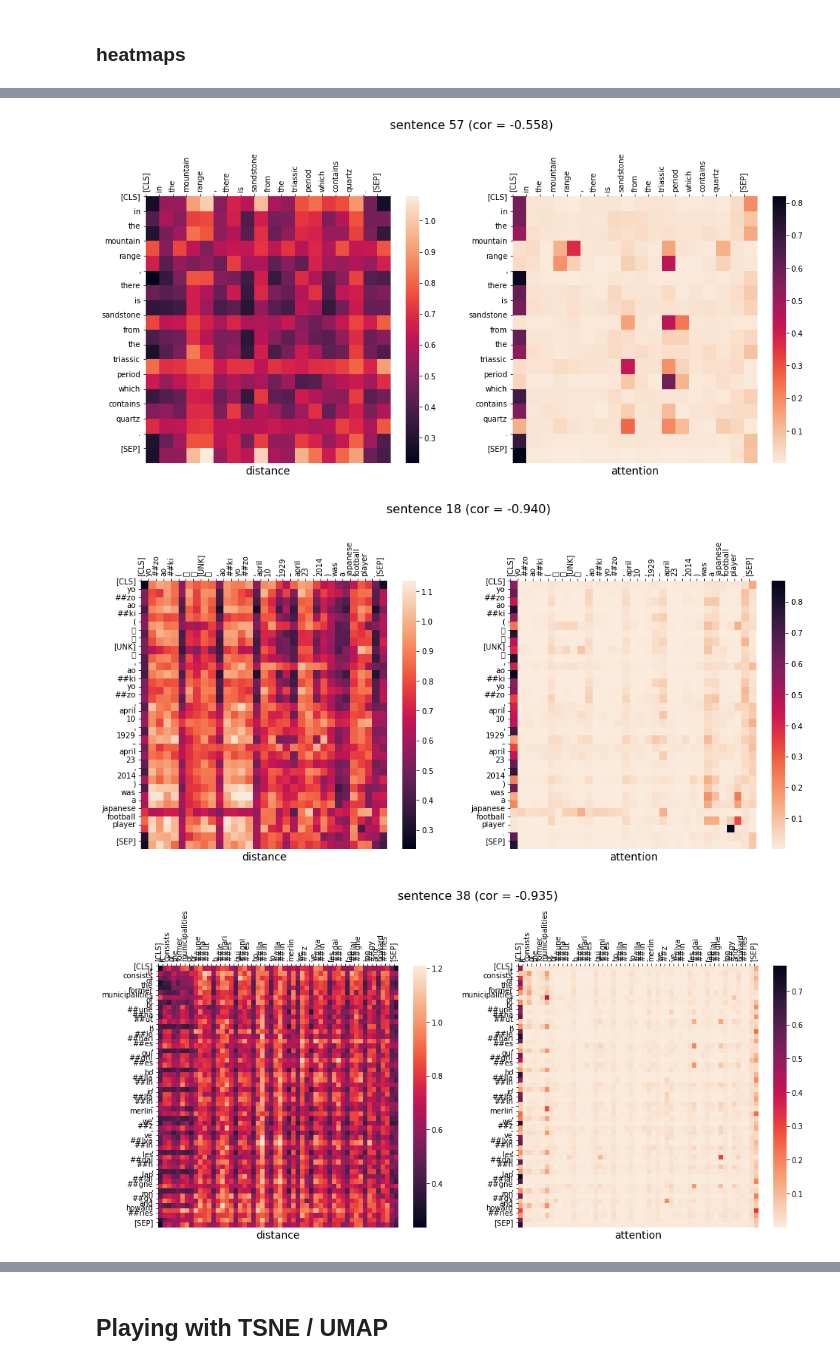
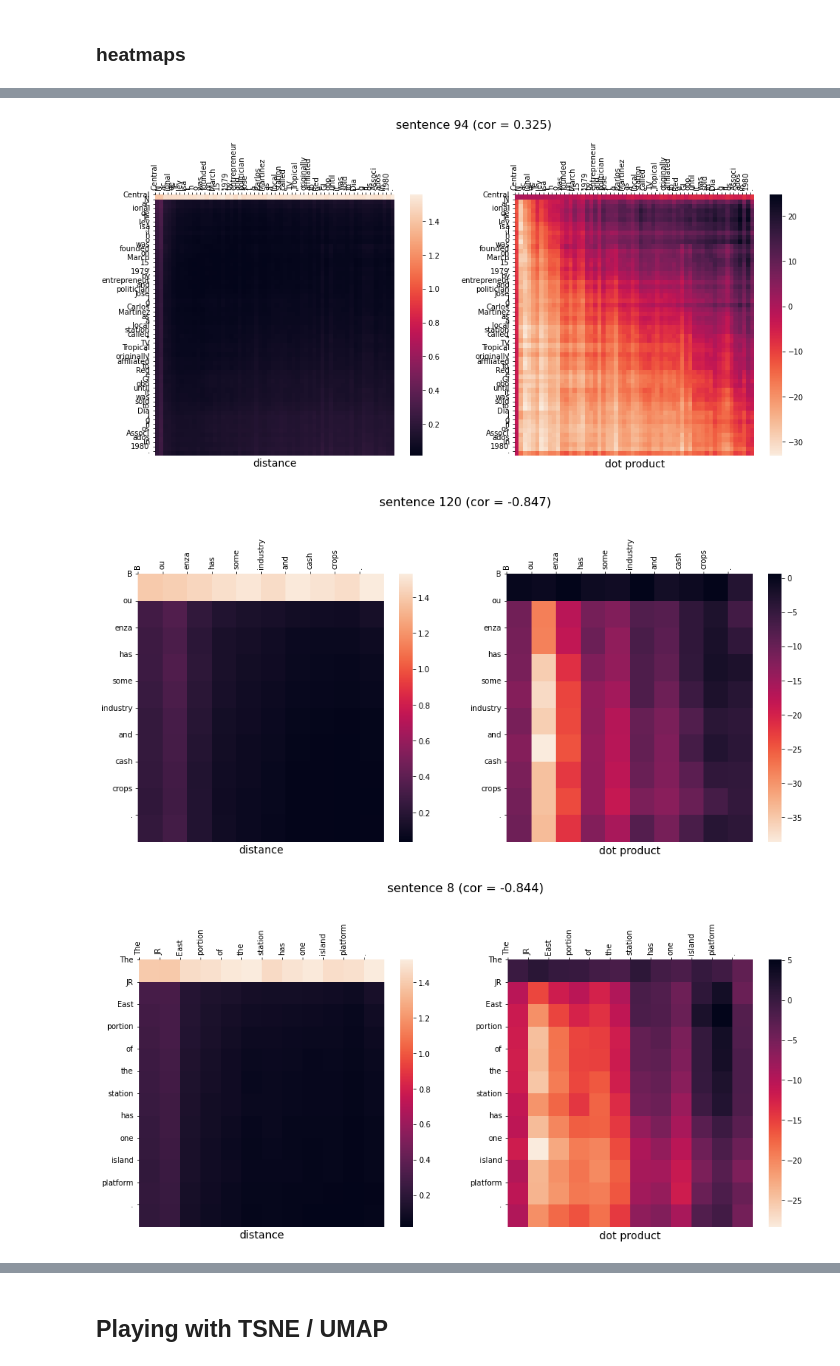
Before and after one commit to catherinesyeh/attention-exploration, a Jupyter notebook: attention.ipynb, the cells around one changed output, grey strips where cells are left out. Drawn from its saved outputs; the diff is of its cells as text; code cells hidden in the pictures.

Commit message:
update attention notebook

```diff
--- a/attention.ipynb
+++ b/attention.ipynb
@@ -1376,7 +1412,12 @@ print(sentence_mean_attn[0])
 cor2 = []
 for i in range(144):
     a = mean_attn[i]
+    print(len(a))
     d = mean_distances[i]
+    print(len(d))
+    for i in a:
+        if len(set(i)) == 1:
+            print(a)
     cor2.append(stats.spearmanr(a, d)[0])
 
 print(cor2)
@@ -1405,17 +1443,18 @@ fig, axs = plt.subplots(12, 12)
 for layer in range(12):
     for head in range(12):
         ax = axs[layer, head]
-        ax.scatter(sentence_mean_dists[layer * 12 + head], sentence_mean_attn[layer * 12 + head], s=2, c='#6EAA8A')
+        ax.scatter(distances[layer * 12 + head], sentence_mean_attn[layer * 12 + head], s=2, c='#6EAA8A')
+        # ax.scatter(sentence_mean_dists[layer * 12 + head], sentence_mean_attn[layer * 12 + head], s=2, c='#6EAA8A')
         ax.set_title("L{} H{}".format(layer, head), fontsize=14)
         ax.set_yticklabels([])
         ax.set_xticklabels([])
         ax.set_xticks([])
         ax.set_yticks([])
 
-fig.suptitle('Distance vs. Attention by Layer & Head', fontsize=16, y=1)
+fig.suptitle('Distance vs. Dot Product by Layer & Head', fontsize=16, y=1)
 fig.set_size_inches(20, 18)
 fig.tight_layout(pad=0.8)
 fig.text(0.5, -0.01, 'Distance', ha='center', fontsize=16)
-fig.text(-0.01, 0.5, 'Attention', va='center', rotation='vertical', fontsize=16)
+fig.text(-0.01, 0.5, 'Dot Product', va='center', rotation='vertical', fontsize=16)
 plt.show()
 # %% [output]
@@ -1439,9 +1478,12 @@ sent_offset = []
 while offset < num_sent:
     sent_offset.append(offset)
     cur_sent = tok_sentences[offset]
-    sent_length = len(cur_sent.split())
+    sent_length = len(cur_sent.strip().split())
+    if "   " in cur_sent:
+        sent_length += 1
     offset += sent_length
 
 print(len(sent_offset))
+print(sent_offset[-1])
 # %% [output]
 1000
@@ -1504,10 +1547,10 @@ def make_heatmap(layer, head, distances, attention, mean_cor, sentences, sent_of
         axs[0].set_yticks(range(sent_length), t.split(), rotation=0)
         axs[0].xaxis.tick_top()
 
-        axs[1].set_xlabel('attention', fontsize=14)
+        axs[1].set_xlabel('dot product', fontsize=14)
         axs[1].set_xticks(range(sent_length), t.split(), rotation=90)
         axs[1].set_yticks(range(sent_length), t.split(), rotation=0)
         axs[1].xaxis.tick_top()
 
-make_heatmap(10, 3, distances, attention, mean_cor, tok_sentences, sent_offset)
+make_heatmap(0, 1, distances, attention, mean_cor, tok_sentences, sent_offset)
 # %% [output]
@@ -1518,3 +1561,3 @@ make_heatmap(10, 3, distances, attention, mean_cor, tok_sentences, sent_offset)
 # %%
-make_heatmap(2, 10, distances, attention, mean_cor, tok_sentences, sent_offset)
+make_heatmap(2, 7, distances, attention, mean_cor, tok_sentences, sent_offset)
 # %% [output]
@@ -1522,3 +1565,3 @@ make_heatmap(2, 10, distances, attention, mean_cor, tok_sentences, sent_offset)
-[figure, old version]
+[figure, new version]
-[figure, old version]
+[figure, new version]
-[figure, old version]
+[figure, new version]
```
Also changed, not shown: parts of 46 cells of this notebook.
